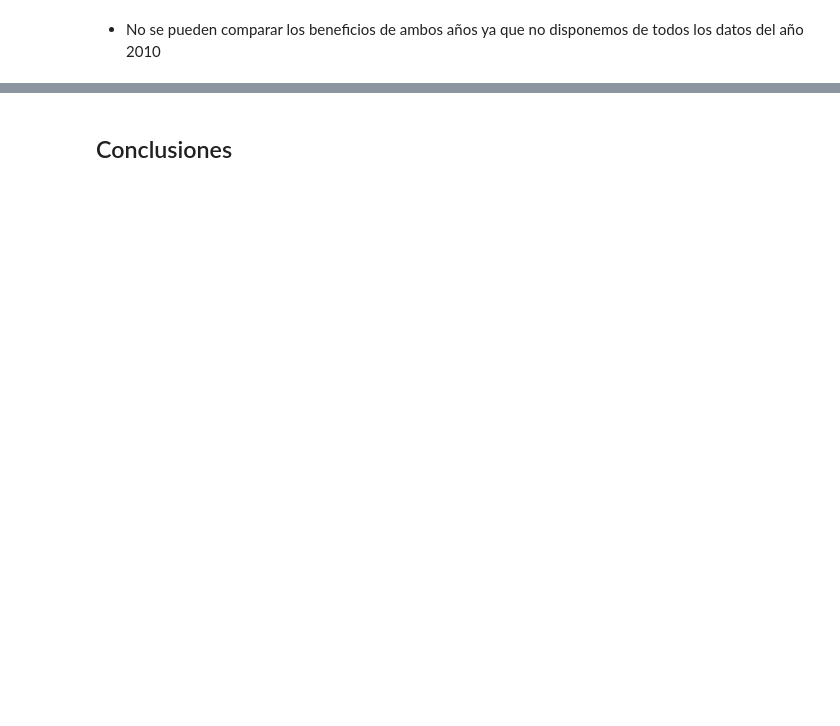
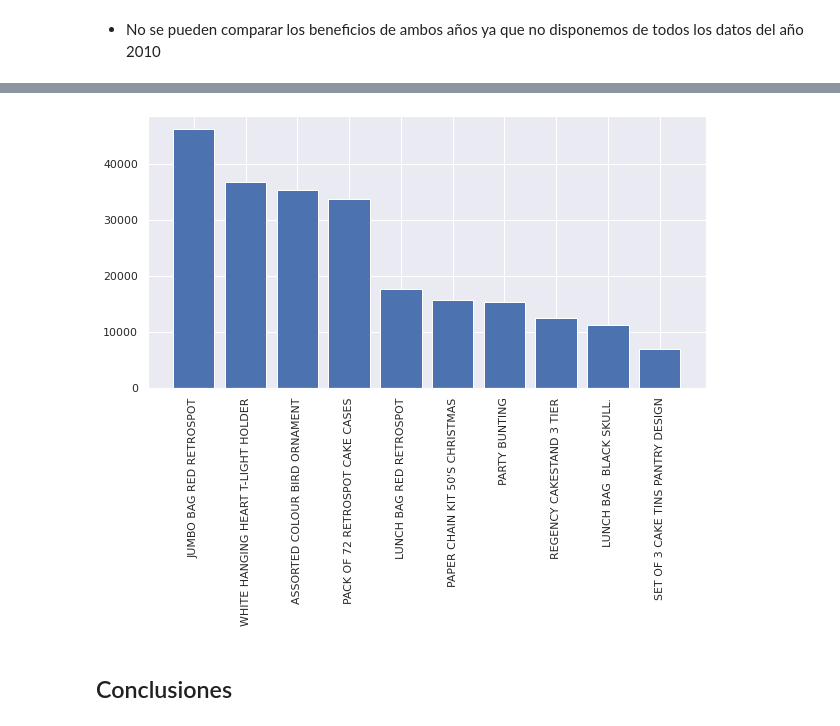
Before and after one commit to SBGuillermo/TFM-AnalisisComercio, a Jupyter notebook: Notebooks/2_Analisis_cualitativo_datset.ipynb, the cells around one changed output, grey strips where cells are left out. Saved outputs shown, nothing was run; the diff lists cells and outputs as text; code cells hidden in the pictures; blank space fills up the shorter version.

```diff
--- a/Notebooks/2_Analisis_cualitativo_datset.ipynb
+++ b/Notebooks/2_Analisis_cualitativo_datset.ipynb
@@ -321,0 +536,3 @@ plt.show()
+# %%
+TopTen = TopTen.drop(['UnitPrice','InvoiceNo','CustomerID','PrecioTotal'], axis=1)
+TopTen
@@ -321,0 +553,2 @@ plt.show()
+# %%
+TopTen = TopTen.reset_index()
@@ -321,0 +557,5 @@ plt.show()
+# %%
+TopTen = TopTen.drop([0, 9], axis=0)
+# %%
+TopTen = TopTen.sort_values('Quantity',ascending=False)
+TopTen
@@ -322,2 +574,8 @@ plt.show()
+# %%
+plt.bar(TopTen.Description, TopTen.Quantity)
+plt.xticks(rotation= 90 )
+plt.show()
+# %% [output]
+[figure, added]
 # %% [markdown]
 ## Conclusiones
```
Also changed, not shown: parts of 22 cells of this notebook.
